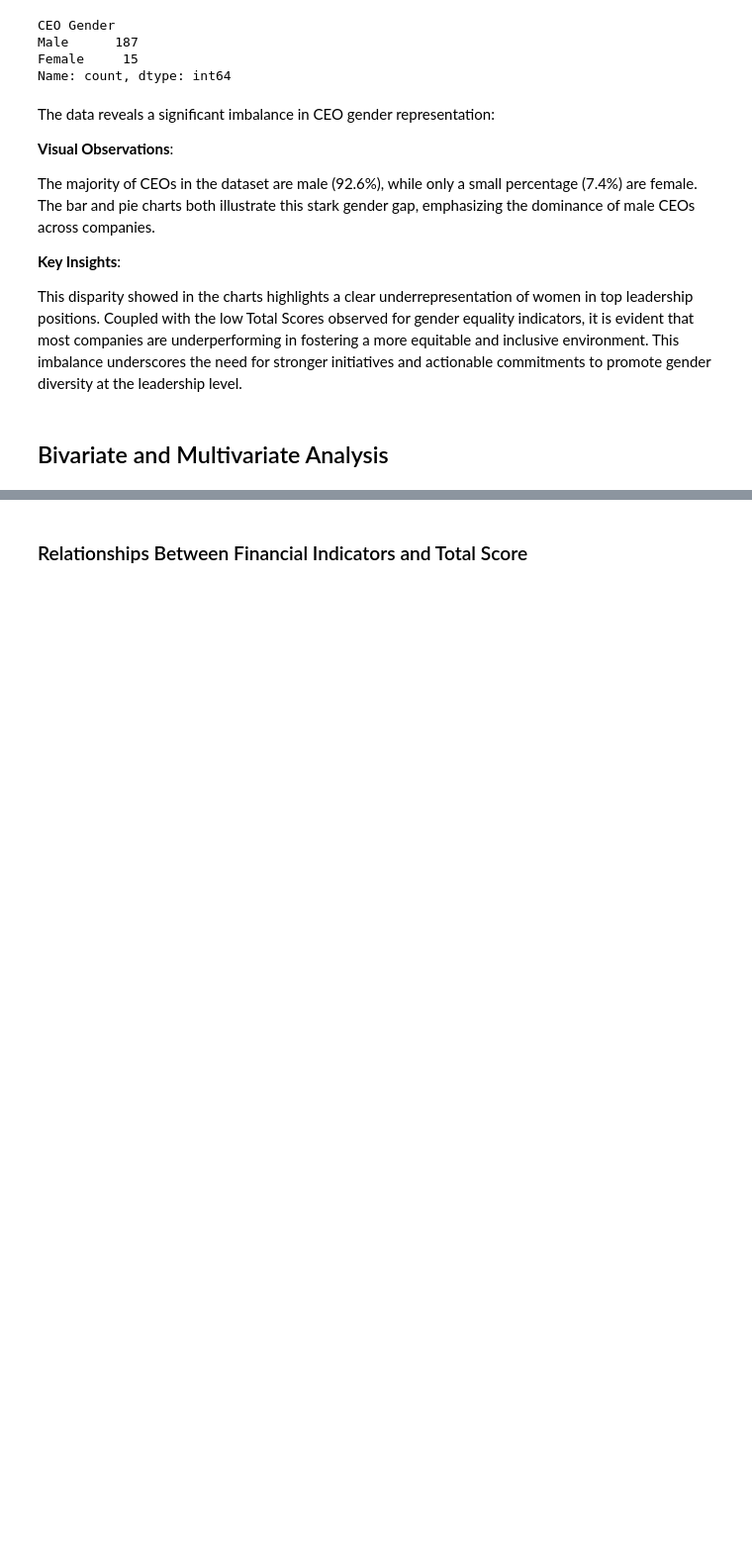
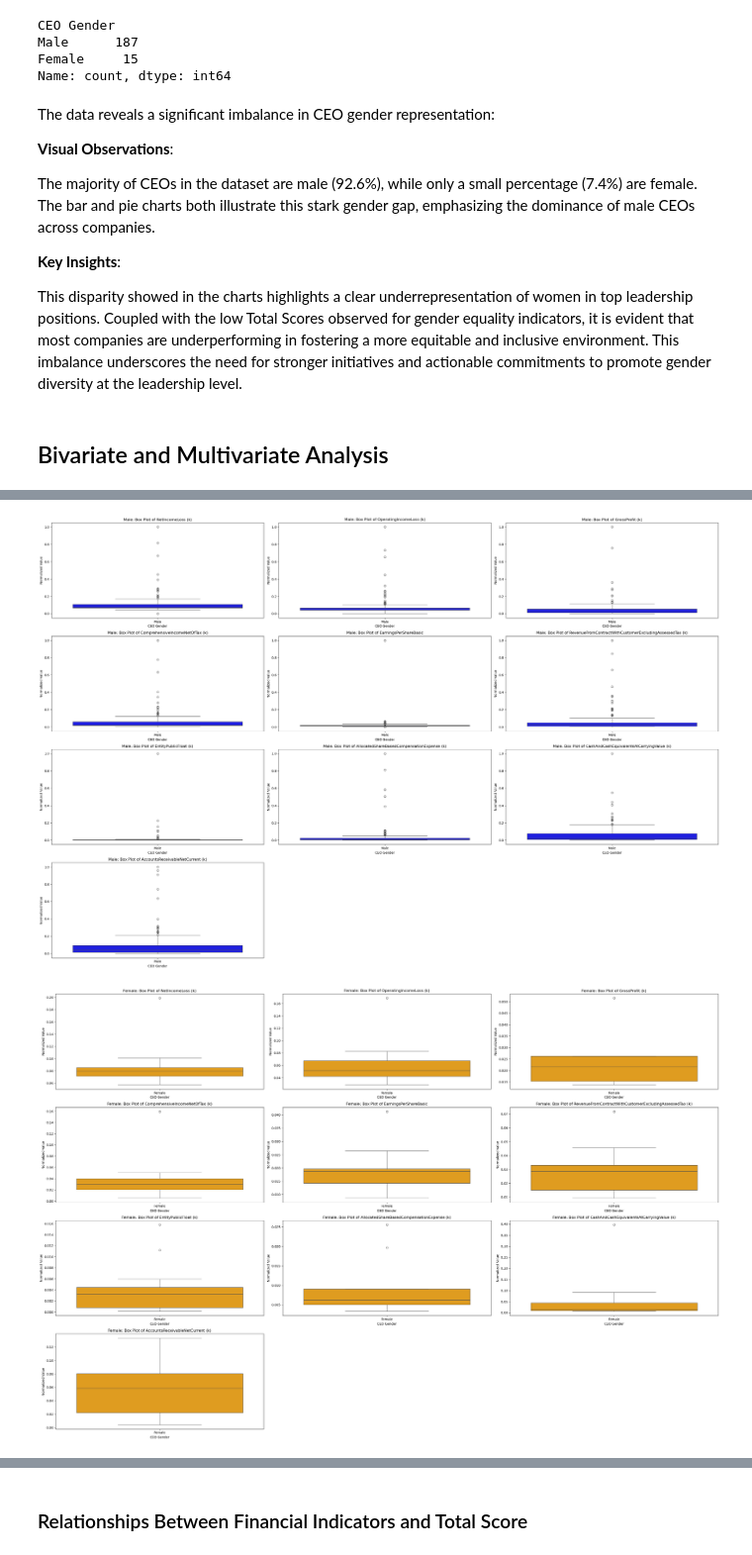
Before and after one commit to PENG-JY/InclusiveWorkplace_Study, a Jupyter notebook: technical-details/eda/main.ipynb, the cells around one changed output, grey strips where cells are left out. Shown at 99% size. Saved outputs shown, nothing was run; the diff lists cells and outputs as text; code cells hidden in the pictures; blank space fills up the shorter version.

```diff
--- a/technical-details/eda/main.ipynb
+++ b/technical-details/eda/main.ipynb
@@ -171,0 +262,20 @@ This disparity showed in the charts highlights a clear underrepresentation of wo
+# %%
+# Box Plots for Normalized Financial Indicators - Separate Male/Female
+for gender in data['CEO Gender'].unique():
+    plt.figure(figsize=(30, 5 * rows))
+    for i, col in enumerate(financial_columns, start=1):
+        plt.subplot(rows, cols, i)
+        sns.boxplot(
+            data=data[data['CEO Gender'] == gender],
+            x='CEO Gender',
+            y=col,
+            color='blue' if gender == 'Male' else 'orange'
+        )
+        plt.title(f"{gender}: Box Plot of {col}")
+        plt.xlabel("CEO Gender")
+        plt.ylabel("Normalized Value")
+    plt.tight_layout()
+    plt.show()
+# %% [output]
+[figure, added]
+[figure, added]
```
Also changed, not shown: parts of 22 cells of this notebook, 2 other files.
